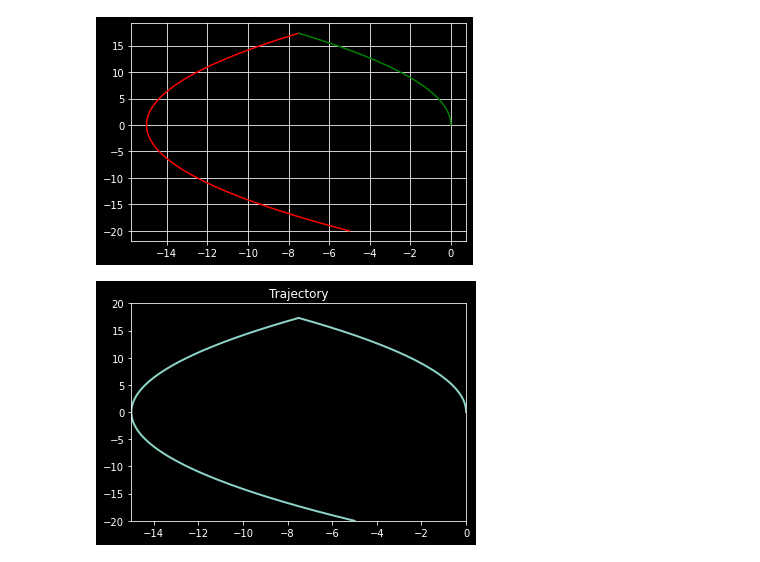
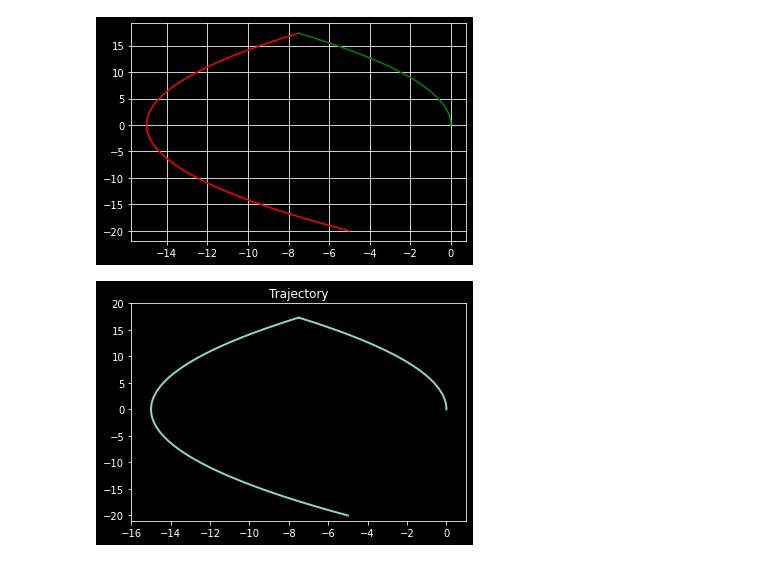
Before and after one commit to MariaKlimova/teorupr6, a Jupyter notebook: singleAxeRotation.ipynb, the cells around one changed output. Saved outputs shown, nothing was run; the diff lists cells and outputs as text; code cells hidden in the pictures.

```diff
--- a/singleAxeRotation.ipynb
+++ b/singleAxeRotation.ipynb
@@ -123,6 +139,6 @@ trajectory(-5, -20, 20).visualize()
 # %% [output]
 [figure]
 # %%
-trajectory(-5, -20, 20).create_animation([-15, 0], [-20, 20], 'tr4.gif')
+trajectory(-5, -20, 20).create_animation([-16, 1], [-21, 20], 'tr3.gif')
 # %% [output]
-[figure, old version]
+[figure, new version]
```
Also changed, not shown: parts of 6 cells of this notebook, 6 other files.
